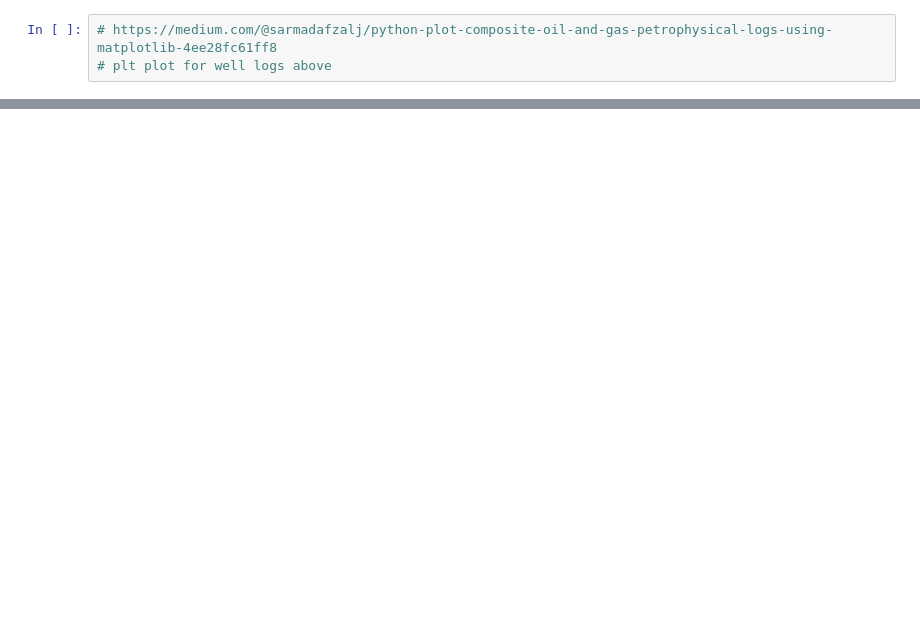
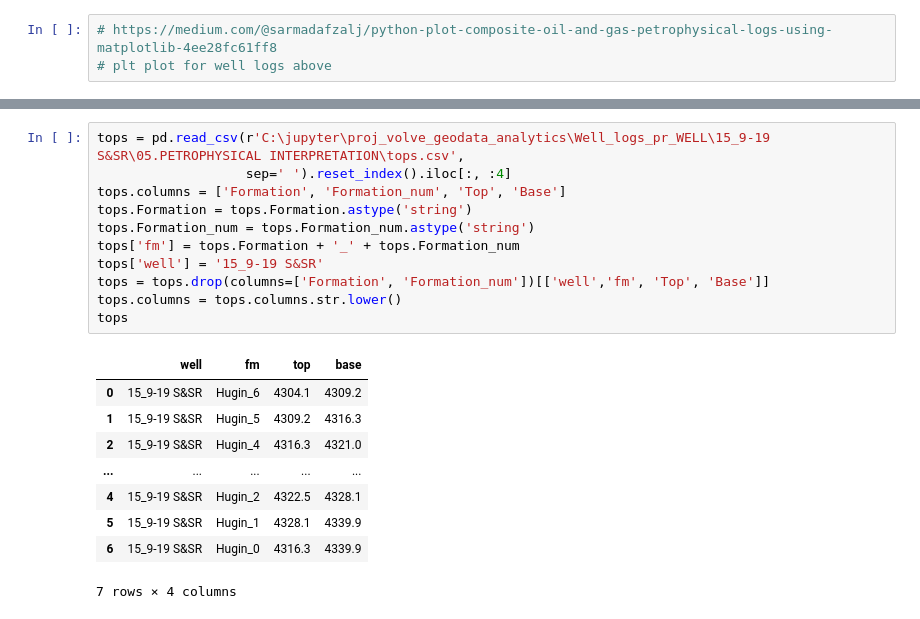
Before and after one commit to theodoricrexitalica/proj_volve_geodata_analytics, a Jupyter notebook: 02_well_logs_vizualization.ipynb, the cells around one changed output, grey strips where cells are left out. Drawn from its saved outputs; the diff is of its cells as text; blank space fills up the shorter version.

```diff
--- a/02_well_logs_vizualization.ipynb
+++ b/02_well_logs_vizualization.ipynb
@@ -40,0 +277,21 @@ Index(['well', 'depth', 'bs', 'cali', 'gr', 'rhob', 'drho', 'pef', 'nphi',
+# %%
+tops = pd.read_csv(r'C:\jupyter\proj_volve_geodata_analytics\Well_logs_pr_WELL\15_9-19 S&SR\05.PETROPHYSICAL INTERPRETATION\tops.csv',
+                   sep=' ').reset_index().iloc[:, :4]
+tops.columns = ['Formation', 'Formation_num', 'Top', 'Base']
+tops.Formation = tops.Formation.astype('string')
+tops.Formation_num = tops.Formation_num.astype('string')
+tops['fm'] = tops.Formation + '_' + tops.Formation_num
+tops['well'] = '15_9-19 S&SR'
+tops = tops.drop(columns=['Formation', 'Formation_num'])[['well','fm', 'Top', 'Base']]
+tops.columns = tops.columns.str.lower()
+tops
+# %% [output]
+|  | well | fm | top | base |
+| 0 | 15_9-19 S&SR | Hugin_6 | 4304.1 | 4309.2 |
+| 1 | 15_9-19 S&SR | Hugin_5 | 4309.2 | 4316.3 |
+| 2 | 15_9-19 S&SR | Hugin_4 | 4316.3 | 4321.0 |
+| ... | ... | ... | ... | ... |
+| 4 | 15_9-19 S&SR | Hugin_2 | 4322.5 | 4328.1 |
+| 5 | 15_9-19 S&SR | Hugin_1 | 4328.1 | 4339.9 |
+| 6 | 15_9-19 S&SR | Hugin_0 | 4316.3 | 4339.9 |
+7 rows × 4 columns
```
Also changed, not shown: parts of 14 cells of this notebook, 2 other files.
